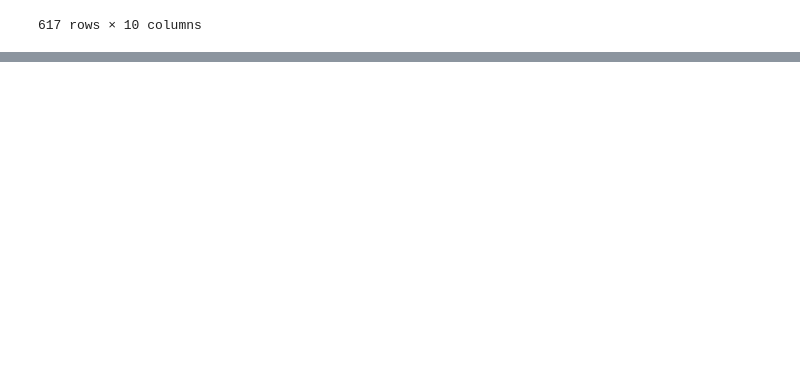
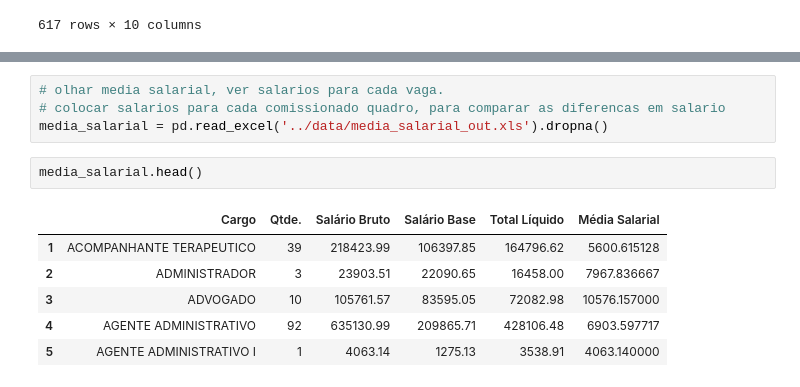
Before and after one commit to gabrielfior/open-data-hertie, a Jupyter notebook: notebooks/Appointed_positions_santos.ipynb, the cells around one changed output, grey strips where cells are left out. Cells and saved outputs as stored; diff of their text form; blank space fills up the shorter version.

```diff
--- a/notebooks/Appointed_positions.ipynb
+++ b/notebooks/Appointed_positions_santos.ipynb
@@ -223,0 +290,13 @@ servidores[servidores['Cargo']=='AUXILIAR DE SERV. GERAIS']
+# %%
+# olhar media salarial, ver salarios para cada vaga.
+# colocar salarios para cada comissionado quadro, para comparar as diferencas em salario
+media_salarial = pd.read_excel('../data/media_salarial_out.xls').dropna()
+# %%
+media_salarial.head()
+# %% [output]
+|  | Cargo | Qtde. | Salário Bruto | Salário Base | Total Líquido | Média Salarial |
+| 1 | ACOMPANHANTE TERAPEUTICO | 39 | 218423.99 | 106397.85 | 164796.62 | 5600.615128 |
+| 2 | ADMINISTRADOR | 3 | 23903.51 | 22090.65 | 16458.00 | 7967.836667 |
+| 3 | ADVOGADO | 10 | 105761.57 | 83595.05 | 72082.98 | 10576.157000 |
+| 4 | AGENTE ADMINISTRATIVO | 92 | 635130.99 | 209865.71 | 428106.48 | 6903.597717 |
+| 5 | AGENTE ADMINISTRATIVO I | 1 | 4063.14 | 1275.13 | 3538.91 | 4063.140000 |
```
Also changed, not shown: parts of 12 cells of this notebook, 5 other files.
